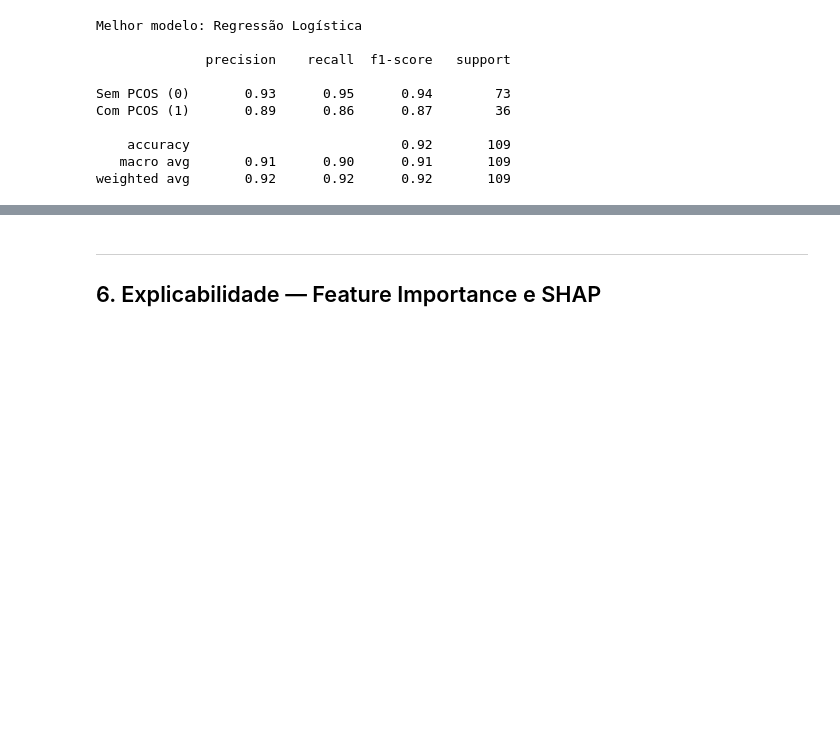
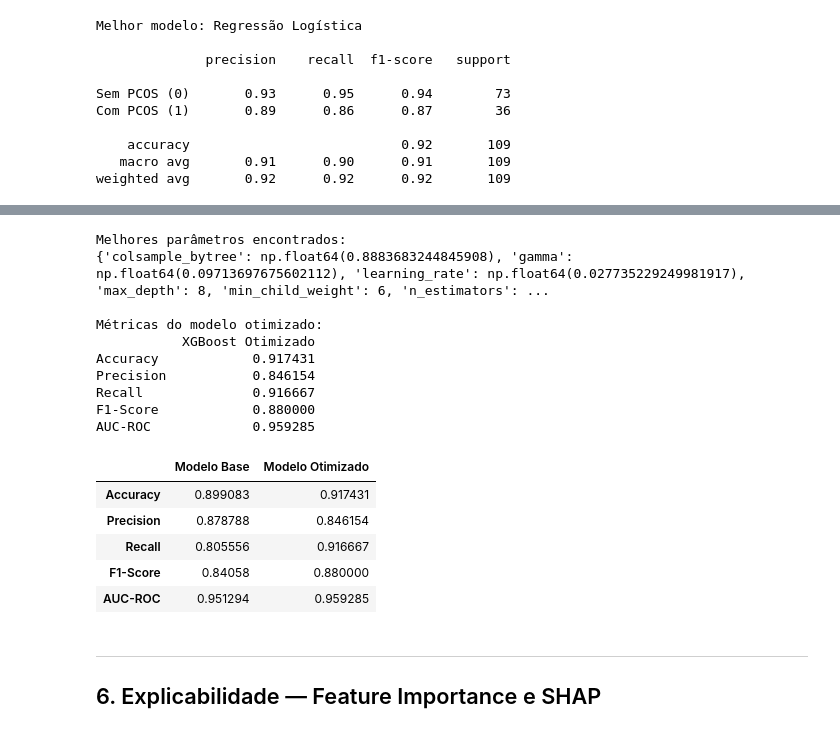
Before and after one commit to KaiqueFj/Tech-Challenge---A.I-Training-for-detection-of-Polycystic-Ovary-Syndrome-PCOS-, a Jupyter notebook: pcos_classification.ipynb, the cells around one changed output, grey strips where cells are left out. Cells and saved outputs as stored; diff of their text form; code cells hidden in the pictures; blank space fills up the shorter version.

```diff
--- a/pcos_classification.ipynb
+++ b/pcos_classification.ipynb
@@ -699,3 +719,80 @@ weighted avg       0.92      0.92      0.92       109
+# %%
+
+# Balanceamento da classe positiva
+negative_cases = (y_train == 0).sum()
+positive_cases = (y_train == 1).sum()
+scale_pos_weight = negative_cases / positive_cases
+
+xgb_base = XGBClassifier(
+    random_state=RANDOM_STATE,
+    eval_metric='logloss',
+    verbosity=0
+)
+
+param_dist = {
+    'n_estimators': randint(100, 600),
+    'max_depth': randint(3, 10),
+    'learning_rate': uniform(0.01, 0.25),
+    'subsample': uniform(0.7, 0.3),
+    'colsample_bytree': uniform(0.7, 0.3),
+    'min_child_weight': randint(1, 8),
+    'gamma': uniform(0, 0.5),
+    'scale_pos_weight': [1, scale_pos_weight*0.8, scale_pos_weight, scale_pos_weight*1.2]
+}
+
+random_search = RandomizedSearchCV(
+    estimator=xgb_base,
+    param_distributions=param_dist,
+    n_iter=50,
+    scoring='recall',
+    cv=5,
+    n_jobs=-1,
+    random_state=RANDOM_STATE
+)
+
+random_search.fit(X_train, y_train)
+
+best_xgb = random_search.best_estimator_
+
+y_pred_opt = best_xgb.predict(X_test)
+y_proba_opt = best_xgb.predict_proba(X_test)[:,1]
+
+optimized_results = {
+    'Accuracy': accuracy_score(y_test, y_pred_opt),
+    'Precision': precision_score(y_test, y_pred_opt),
+    'Recall': recall_score(y_test, y_pred_opt),
+    'F1-Score': f1_score(y_test, y_pred_opt),
+    'AUC-ROC': roc_auc_score(y_test, y_proba_opt)
+}
+
+print("Melhores parâmetros encontrados:")
+print(random_search.best_params_)
+print("\nMétricas do modelo otimizado:")
+print(pd.DataFrame(optimized_results,index=['XGBoost Otimizado']).T)
+
+baseline = pd.Series(test_results['XGBoost']).drop(labels=['y_pred','y_proba'], errors='ignore')
+comparison_df = pd.DataFrame({
+    'Modelo Base': baseline,
+    'Modelo Otimizado': pd.Series(optimized_results)
+})
+display(comparison_df)
+# %% [output]
+Melhores parâmetros encontrados:
+{'colsample_bytree': np.float64(0.8883683244845908), 'gamma': np.float64(0.09713697675602112), 'learning_rate': np.float64(0.027735229249981917), 'max_depth': 8, 'min_child_weight': 6, 'n_estimators': ...
+
+Métricas do modelo otimizado:
+           XGBoost Otimizado
+Accuracy            0.917431
+Precision           0.846154
+Recall              0.916667
+F1-Score            0.880000
+AUC-ROC             0.959285
+|  | Modelo Base | Modelo Otimizado |
+| Accuracy | 0.899083 | 0.917431 |
+| Precision | 0.878788 | 0.846154 |
+| Recall | 0.805556 | 0.916667 |
+| F1-Score | 0.84058 | 0.880000 |
+| AUC-ROC | 0.951294 | 0.959285 |
 # %% [markdown]
 ---
 ## 6. Explicabilidade — Feature Importance e SHAP
```
Also changed, not shown: parts of 9 cells of this notebook, 16 other files.
